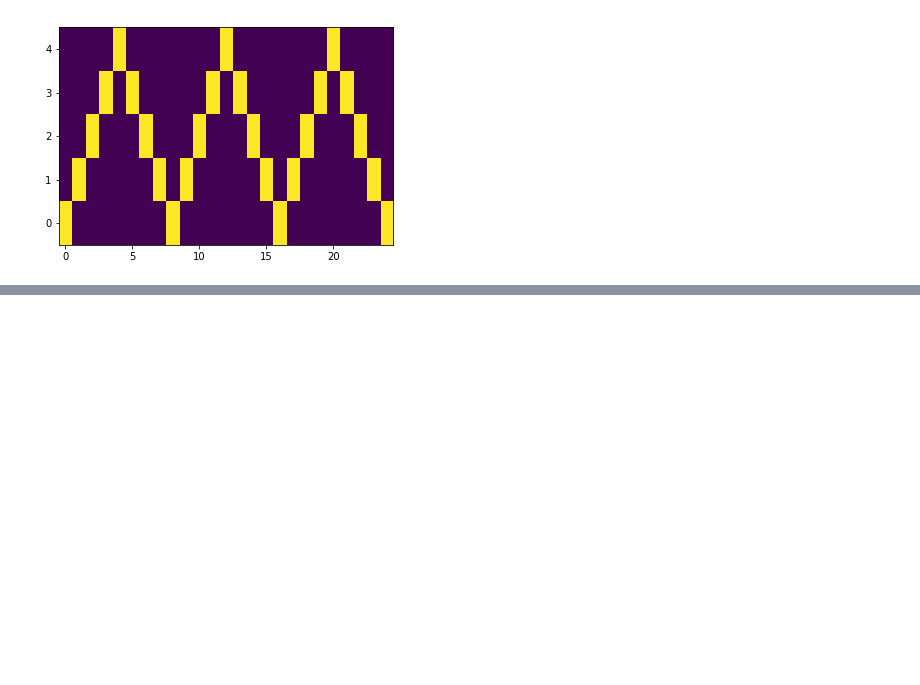
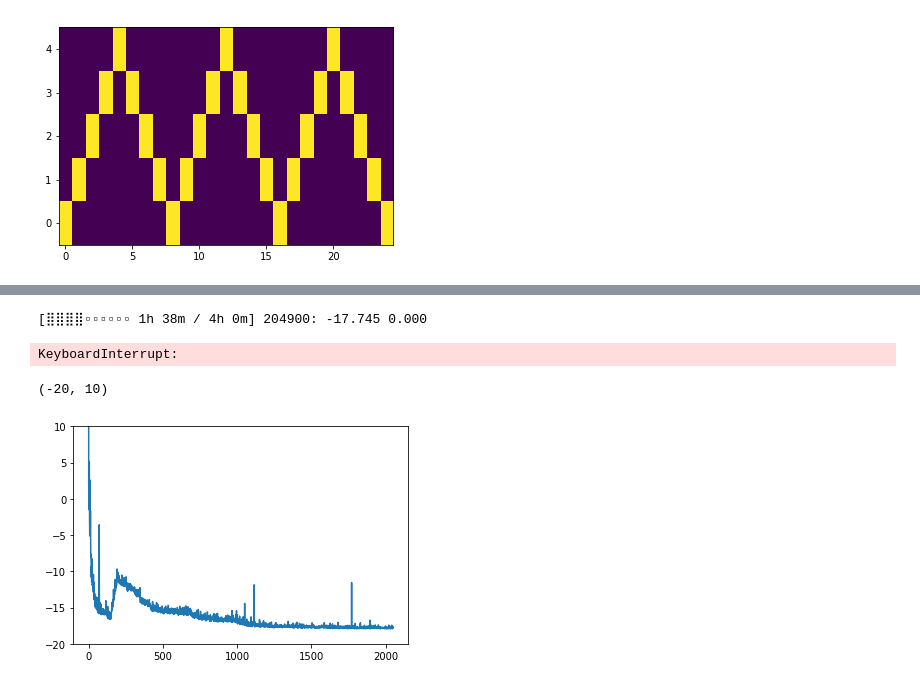
Before and after one commit to chmp/misc-exp, a Jupyter notebook: BuildingBlocks/TimeSeries.ipynb, the cells around one changed output, grey strips where cells are left out. Cells and saved outputs as stored; diff of their text form; code cells hidden in the pictures; blank space fills up the shorter version.

```diff
--- a/BuildingBlocks/TimeSeries.ipynb
+++ b/BuildingBlocks/TimeSeries.ipynb
@@ -91,0 +560,49 @@ px_ = tf.distributions.Normal(px_loc_, px_scale_)
+# %%
+regularization_schedule = PiecewiseLinearSchedule([
+    (0, 1e-2),
+    (15_000, 1e-2),
+    (20_000, 1e-0),
+])
+
+n_hidden = 30
+dim_x = 5
+dim_z = 2
+
+results = []
+for loop, _ in Loop.over(range(1)):
+    model = DeepKalmanFilter(
+        #encoder=IndependentEncoder(dim_x, n_hidden, dim_z),
+        encoder=RecurrentEncoder(dim_x, n_hidden, dim_z),
+        decoder=IndependentDecoder(dim_x, n_hidden, dim_z),
+        prior=RecurrentPrior(dim_z, n_hidden),
+    )
+    model.train(True)
+    optimizer = torch.optim.Adam(model.parameters(), lr=1e-2, amsgrad=True)
+    losses = []
+
+    for idx in loop.nest(range(500_000)):
+        optimizer.zero_grad()
+        loss = model.compute_loss(
+            x, regularization=regularization_schedule(idx),
+        )
+        loss.backward()
+        optimizer.step()
+
+        if (idx % 100) == 0:
+            reconst_error = model.compute_reconstruction_error(x)
+            losses += [(float(loss), reconst_error)]
+            loop.print(f"{loop} {idx}: {loss:.3f} {reconst_error:.3f}")
+
+    results += [np.asarray(losses)]
+
+results = np.asarray(results)
+losses = np.asarray(losses)
+# %% [output]
+[⣿⣿⣿⣿▫▫▫▫▫▫ 1h 38m / 4h 0m] 204900: -17.745 0.000
+KeyboardInterrupt:
+# %%
+plt.plot(losses[:, 0])
+plt.ylim(-20, 10)
+# %% [output]
+(-20, 10)
+[figure, added]
```
Also changed, not shown: parts of 29 cells of this notebook.
